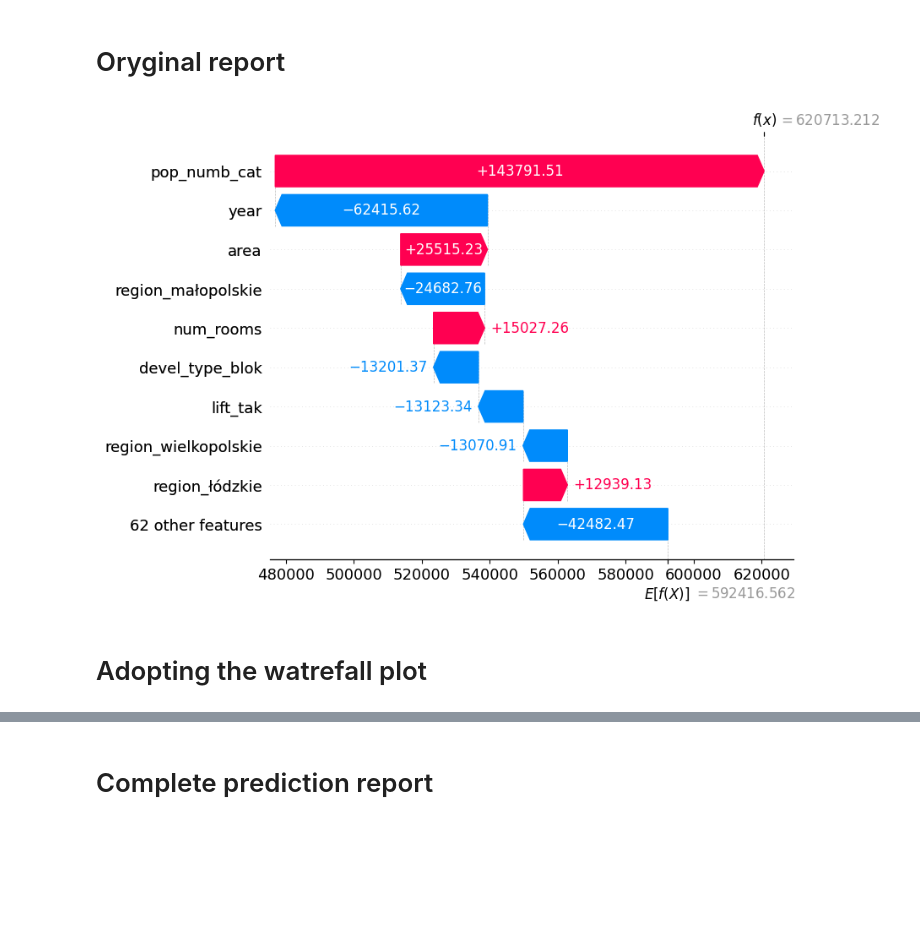
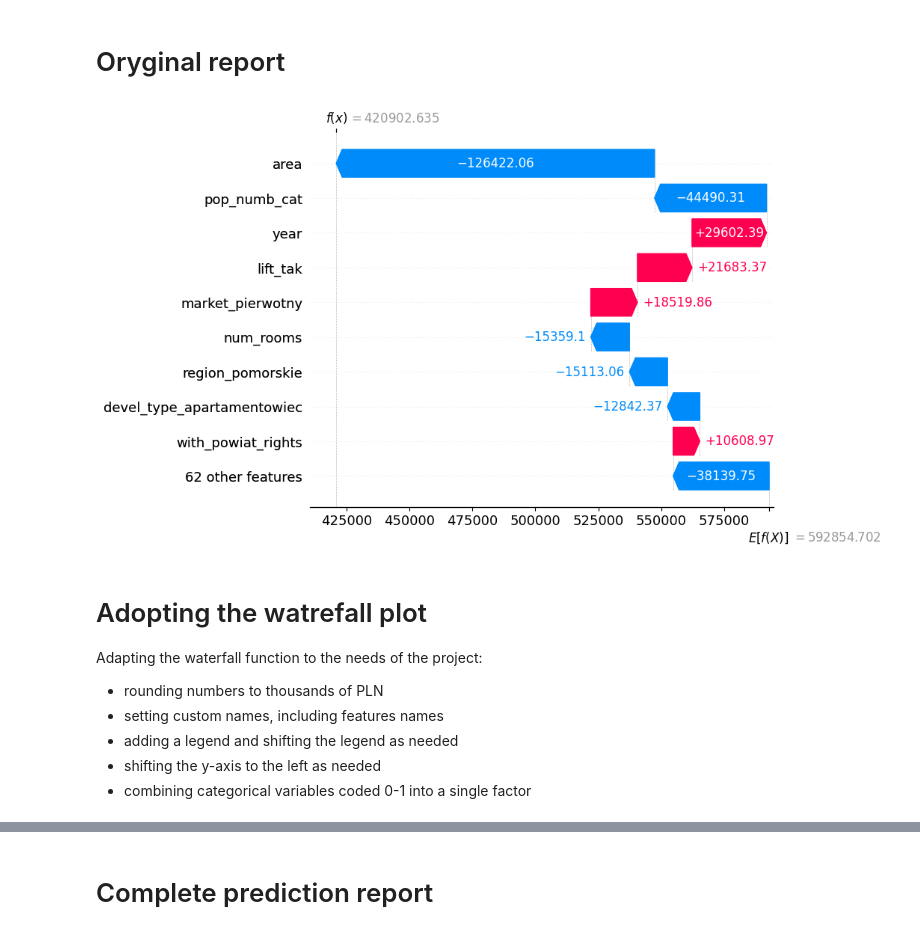
Before and after one commit to anna-teterina/python-project-ApartmentPriceAnalysis, a Jupyter notebook: 3. Feature importance and report/feature_importance_report.ipynb, the cells around one changed output, grey strips where cells are left out. Drawn from its saved outputs; the diff is of its cells as text; code cells hidden in the pictures; blank space fills up the shorter version.

```diff
--- a/3. Feature importance and report/feature_importance_report.ipynb
+++ b/3. Feature importance and report/feature_importance_report.ipynb
@@ -28,28 +27,41 @@ os.chdir(work_dir)
 
 pd.set_option('display.float_format', '{:.2f}'.format)
 # %%
+# Importing data previously stored in pipeline_for_training_data.ipynb file
+
 model = joblib.load("production_pipeline_objects/trained_model.joblib")
 
 X = pd.read_csv("3. Feature importance and report/feature_imp_data_X.csv", index_col = 0)
-y = pd.read_csv("3. Feature importance and report/feature_imp_data_y.csv", index_col = 0)
+y = pd.read_csv("3. Feature importance and report/feature_imp_data_y.csv", index_col = 0).iloc[:, 0]
 # %% [markdown]
 # Oryginal report
 # %%
+# Create a SHAP explainer and calculate base value
 explainer = shap.TreeExplainer(model)
 base_value = np.mean(y, axis=None)
 
-shap_values_example = explainer.shap_values(X.iloc[5])
+# Calculate SHAP values for the example and wrap them in an Explanation object
+shap_values_example = explainer.shap_values(X.iloc[0])
 shap_values_example = shap.Explanation(values=shap_values_example,
-                                       base_values = base_value,
-                                       feature_names = X.columns)
+                                       base_values=base_value,
+                                       feature_names=X.columns)
 
+# Show a SHAP waterfall plot for the single prediction
 plt.rcParams['figure.facecolor'] = 'white'
-shap.plots.waterfall(shap_values_example, show = False)
+shap.plots.waterfall(shap_values_example, show=False)
 plt.show()
 # %% [output]
-[figure, old version]
+[figure, new version]
 # %% [markdown]
 # Adopting the watrefall plot
+
+Adapting the waterfall function to the needs of the project:
+
+* rounding numbers to thousands of PLN
+* setting custom names, including features names
+* adding a legend and shifting  the legend as needed
+* shifting the y-axis to the left as needed
+* combining categorical variables coded 0-1 into a single factor
 # %%
 base_value = np.mean(y, axis=None)
 base_value_df = pd.DataFrame([base_value],
```
Also changed, not shown: parts of 11 cells of this notebook, 9 other files.
